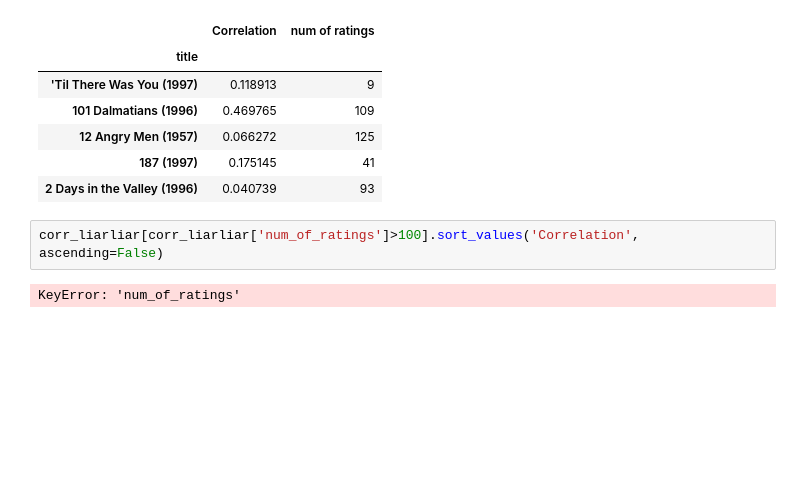
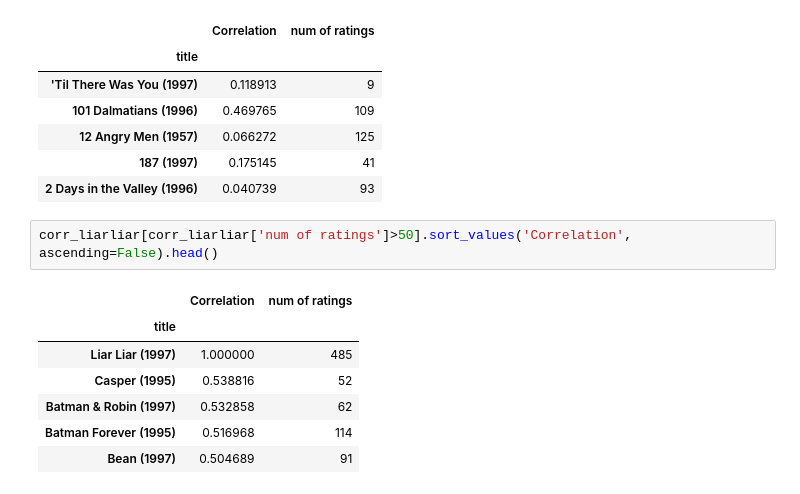
Before and after one commit to wolfieorama/recommender-sys-ML, a Jupyter notebook: recommender-sys.ipynb, the cells around one changed output. Saved outputs shown, nothing was run; the diff lists cells and outputs as text; blank space fills up the shorter version.

```diff
--- a/recommender-sys.ipynb
+++ b/recommender-sys.ipynb
@@ -218,6 +218,12 @@ corr_liarliar.head()
 | 187 (1997) | 0.175145 | 41 |
 | 2 Days in the Valley (1996) | 0.040739 | 93 |
 # %%
-corr_liarliar[corr_liarliar['num_of_ratings']>100].sort_values('Correlation', ascending=False)
+corr_liarliar[corr_liarliar['num of ratings']>50].sort_values('Correlation', ascending=False).head()
 # %% [output]
-KeyError: 'num_of_ratings'
+|  | Correlation | num of ratings |
+| title |  |  |
+| Liar Liar (1997) | 1.000000 | 485 |
+| Casper (1995) | 0.538816 | 52 |
+| Batman & Robin (1997) | 0.532858 | 62 |
+| Batman Forever (1995) | 0.516968 | 114 |
+| Bean (1997) | 0.504689 | 91 |
```
Also changed, not shown: parts of 1 cell of this notebook.
